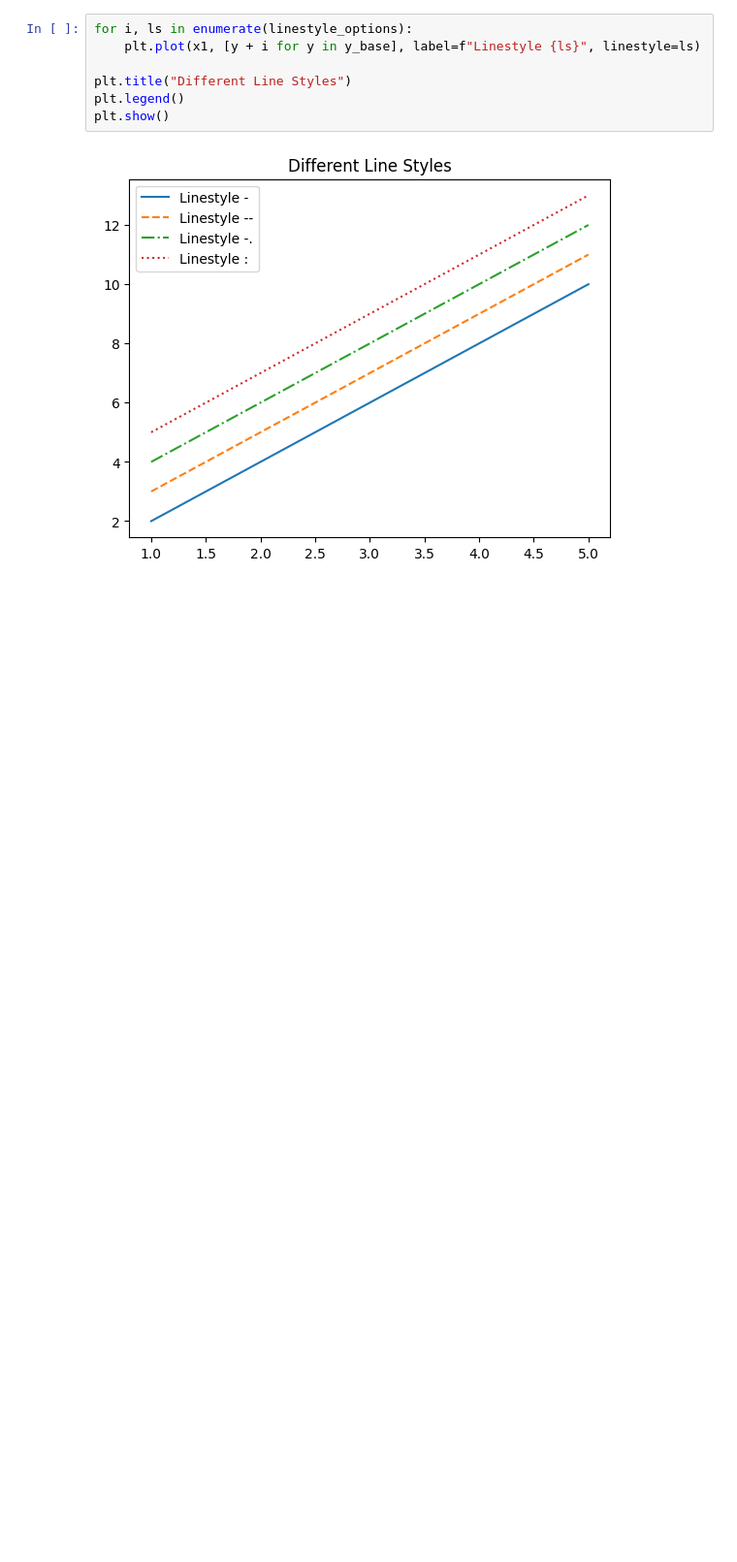
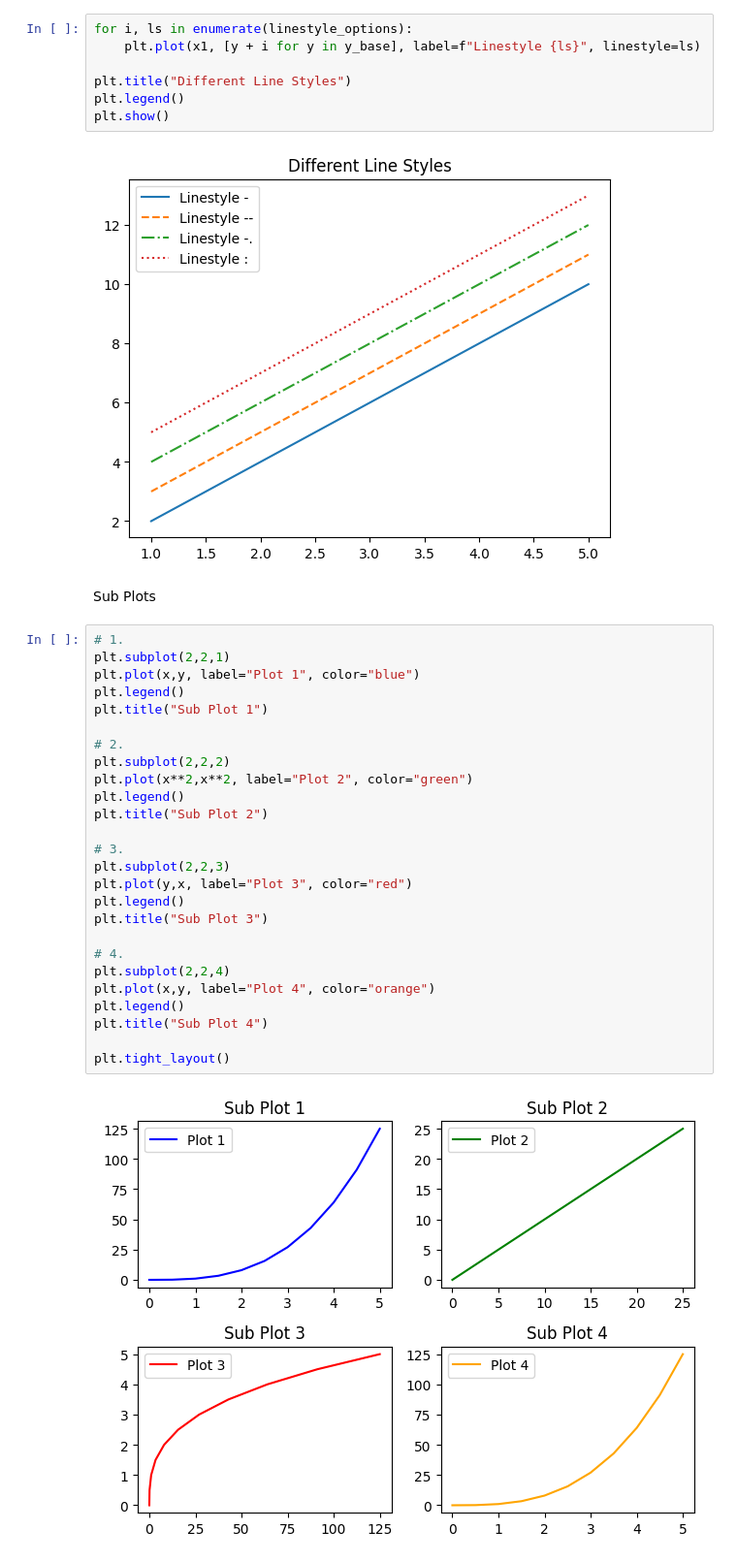
Before and after one commit to SatChittAnand/Data-Visualization, a Jupyter notebook: Data_Visualization.ipynb, the cells around one changed output. Shown at 97% size. Cells and saved outputs as stored; diff of their text form; blank space fills up the shorter version.

```diff
--- a/Data_Visualization.ipynb
+++ b/Data_Visualization.ipynb
@@ -98,3 +98,33 @@ plt.legend()
 plt.show()
 # %% [output]
 [figure]
+# %% [markdown]
+Sub Plots
+# %%
+# 1.
+plt.subplot(2,2,1)
+plt.plot(x,y, label="Plot 1", color="blue")
+plt.legend()
+plt.title("Sub Plot 1")
+
+# 2.
+plt.subplot(2,2,2)
+plt.plot(x**2,x**2, label="Plot 2", color="green")
+plt.legend()
+plt.title("Sub Plot 2")
+
+# 3.
+plt.subplot(2,2,3)
+plt.plot(y,x, label="Plot 3", color="red")
+plt.legend()
+plt.title("Sub Plot 3")
+
+# 4.
+plt.subplot(2,2,4)
+plt.plot(x,y, label="Plot 4", color="orange")
+plt.legend()
+plt.title("Sub Plot 4")
+
+plt.tight_layout()
+# %% [output]
+[figure, added]
```
